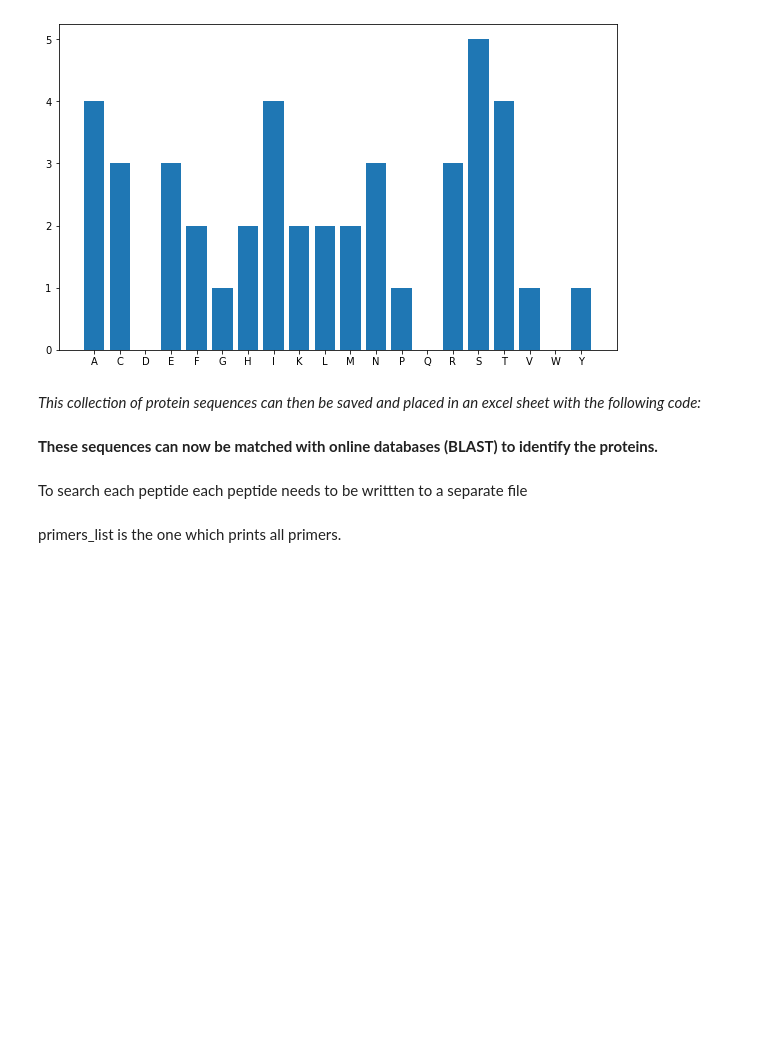
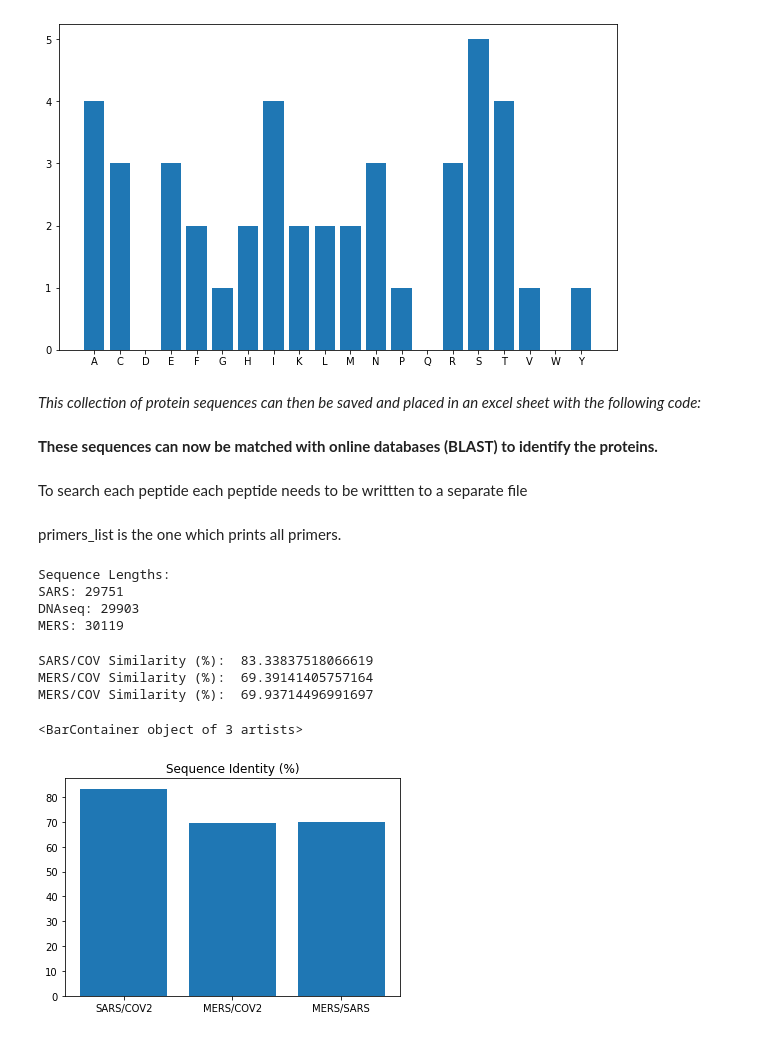
Before and after one commit to smej20/Data-Science-and-Machine-Learning-Coursework, a Jupyter notebook: COVID-19_Coursework_Development.ipynb, the cells around one changed output. Saved outputs shown, nothing was run; the diff lists cells and outputs as text; code cells hidden in the pictures; blank space fills up the shorter version.

```diff
--- a/COVID-19_Coursework_Development.ipynb
+++ b/COVID-19_Coursework_Development.ipynb
@@ -279,0 +282,36 @@ primers_list is the one which prints all primers.
+# %%
+SARS= SeqIO.read("SARS.fasta.txt", "fasta")
+# %%
+MERS= SeqIO.read("MERS.fasta.txt", "fasta")
+# %%
+print('Sequence Lengths:')
+print('SARS:', len(SARS.seq))
+print('DNAseq:', len(DNAseq.seq))
+print('MERS:', len(MERS.seq))
+# %% [output]
+Sequence Lengths:
+SARS: 29751
+DNAseq: 29903
+MERS: 30119
+# %%
+
+SARS_COV = pairwise2.align.globalxx(SARS.seq, DNAseq.seq, one_alignment_only = True, score_only = True)
+print('SARS/COV Similarity (%): ', SARS_COV / len(SARS.seq) * 100)
+
+MERS_COV = pairwise2.align.globalxx(MERS.seq, DNAseq.seq, one_alignment_only = True, score_only = True)
+print('MERS/COV Similarity (%): ', MERS_COV / len(MERS.seq) * 100)
+
+MERS_SARS = pairwise2.align.globalxx(MERS.seq, SARS.seq, one_alignment_only = True, score_only = True)
+print('MERS/COV Similarity (%): ', MERS_SARS / len(SARS.seq) * 100)
+# %% [output]
+SARS/COV Similarity (%):  83.33837518066619
+MERS/COV Similarity (%):  69.39141405757164
+MERS/COV Similarity (%):  69.93714496991697
+# %%
+X = ['SARS/COV2', 'MERS/COV2', 'MERS/SARS']
+Y = [SARS_COV/ len(SARS.seq) * 100, MERS_COV/ len(MERS.seq)*100, MERS_SARS/len(SARS.seq)*100]
+plt.title('Sequence Identity (%)')
+plt.bar(X,Y)
+# %% [output]
+<BarContainer object of 3 artists>
+[figure, added]
```
Also changed, not shown: parts of 1 cell of this notebook.
